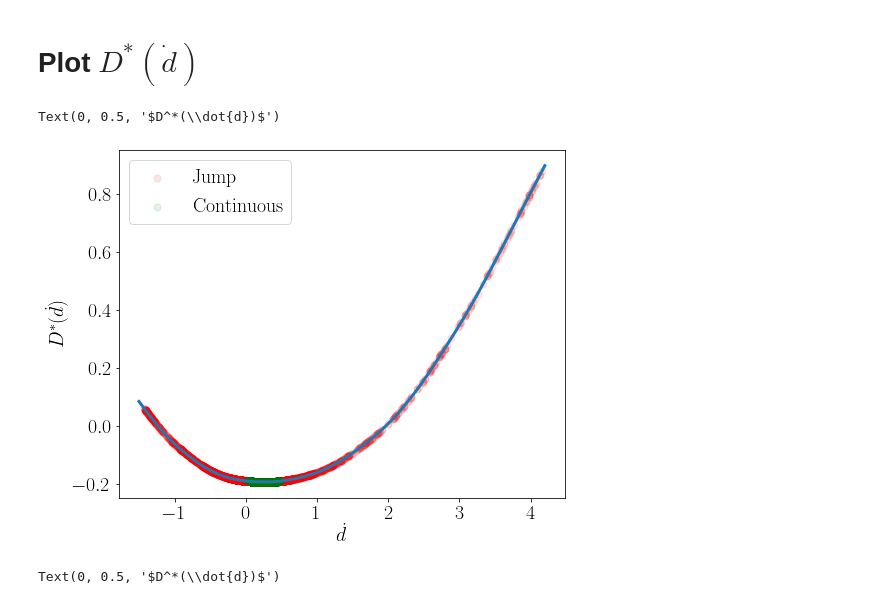
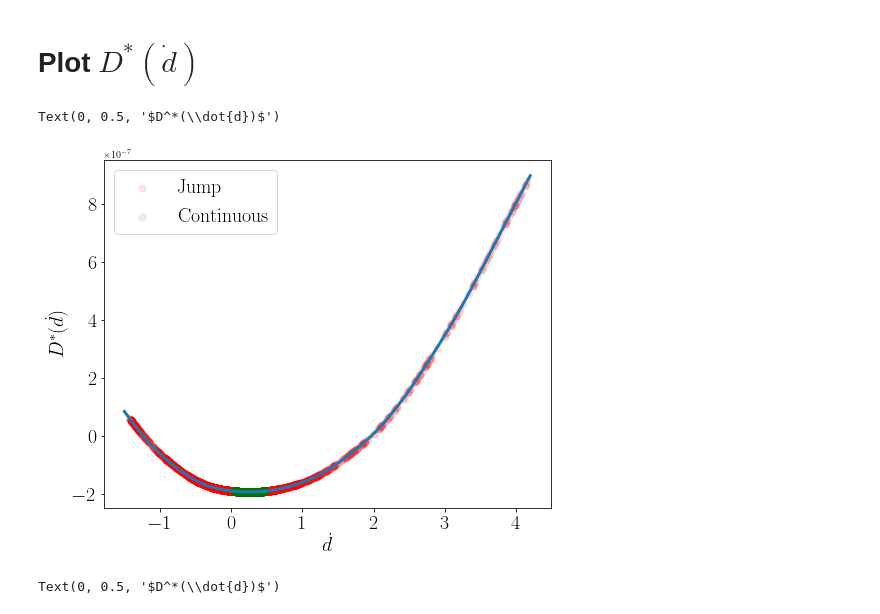
Before and after one commit to Shengduo/RateAndStateWithPotential, a Jupyter notebook: PlotPotentials.ipynb, the cells around one changed output. Cells and saved outputs as stored; diff of their text form; code cells hidden in the pictures.

```diff
--- a/PlotPotentials.ipynb
+++ b/PlotPotentials.ipynb
@@ -266,7 +266,8 @@ for idx in range(len(legends)):
 
     ax.scatter(Vin,
             D_dagger_dataPts[:, 1],
-            D_dagger_dataPts_val / scaling_factor,
+            # D_dagger_dataPts_val / scaling_factor,
+            D_dagger_dataPts_val / scaling_factor * 1e-6,
             s=30,
             marker="o",
             alpha=0.5,
@@ -287,7 +288,9 @@ if logVFlag:
 else:
     Vin = DotX
 
-surf = ax.plot_surface(Vin, Xi, D_dagger_val / scaling_factor, cmap=cm.coolwarm,
+# surf = ax.plot_surface(Vin, Xi, D_dagger_val / scaling_factor, cmap=cm.coolwarm,
+#                        linewidth=0, antialiased=False, alpha=0.5)
+surf = ax.plot_surface(Vin, Xi, D_dagger_val / scaling_factor * 1e-6, cmap=cm.coolwarm,
                        linewidth=0, antialiased=False, alpha=0.5)
 
 if logVFlag:
@@ -296,12 +299,13 @@ if logVFlag:
 else:
     ax.set_xlim(np.min(Vin), np.max(Vin))
     ax.set_ylim(np.min(Xi), np.max(Xi))
-ax.set_zlim(-0.25 / scaling_factor, 4.25 / scaling_factor)
-
+# ax.set_zlim(-0.25 / scaling_factor, 4.25 / scaling_factor)
+ax.set_zlim(-0.25 / scaling_factor * 1e-6, 4.25 / scaling_factor * 1e-6)
 if logVFlag:
     ax.set_xlabel("$\log_{10}(V)$ [m/s]", fontsize=fsize)
 else:
-    ax.set_xlabel("$V$ [m/s]", fontsize=fsize)
+    # ax.set_xlabel("$V$ [m/s]", fontsize=fsize)
+    ax.set_xlabel("$V / V_*$", fontsize=fsize)
 ax.set_ylabel("$\\xi$",fontsize=fsize)
 ax.set_zlabel("$D^\dagger(V, \\xi)$", fontsize=fsize)
 
@@ -499,14 +503,16 @@ ax.tick_params(axis='both', which='major', labelsize=fsize)
 # Scatter all supporting datapoints
 for idx in range(len(legends)):
     W_dataPts = myPotCal.W(torch.from_numpy(Xss[idx]).float().reshape([-1, 1])).reshape(-1).detach().numpy()
-    ax.scatter(Xss[idx], W_dataPts / scaling_factor + fOffSet * Xss[idx], s=50, marker="o", alpha=0.1, c=colors[idx], label=legends[idx])
+    # ax.scatter(Xss[idx], W_dataPts / scaling_factor + fOffSet * Xss[idx], s=50, marker="o", alpha=0.1, c=colors[idx], label=legends[idx])
+    ax.scatter(Xss[idx], (W_dataPts / scaling_factor + fOffSet * Xss[idx]) * 1e-6, s=50, marker="o", alpha=0.1, c=colors[idx], label=legends[idx])
     W_outss.append(W_dataPts)
 ax.legend(fontsize=fsize)
 
 # Plot the curve
-ax.plot(x, W_val / scaling_factor + fOffSet * x, linewidth=3.0)
+ax.plot(x, (W_val / scaling_factor + fOffSet * x) * 1e-6, linewidth=3.0)
 
-ax.set_xlabel("$x$ [m]", fontsize=fsize)
+# ax.set_xlabel("$x$ [m]", fontsize=fsize)
+ax.set_xlabel("$x/D_*$", fontsize=fsize)
 ax.set_ylabel("$W(x)$", fontsize=fsize)
 # %% [output]
 Text(0, 0.5, '$W(x)$')
@@ -544,24 +550,24 @@ Text(0, 0.5, '$W(x)$')
 # %%
 # Plot D^*(\dot{d})
 Dstar_val = myPotCal.D(torch.from_numpy(Din).float().reshape([-1, 1])).reshape(-1).detach().numpy()
 
 fig, ax = plt.subplots(figsize = (8, 6.4))
 ax.tick_params(axis='both', which='major', labelsize=fsize)
 Dstar_outss= []
 
 # Scatter all supporting datapoints
 for idx in range(len(legends)):
     Dstar_dataPts = myPotCal.D(torch.from_numpy(Dinss[idx]).float().reshape([-1, 1])).reshape(-1).detach().numpy()
-    ax.scatter(Dinss[idx], Dstar_dataPts / scaling_factor, s=50, marker="o", alpha=0.1, c=colors[idx], label=legends[idx])
+    ax.scatter(Dinss[idx], Dstar_dataPts / scaling_factor * 1e-6, s=50, marker="o", alpha=0.1, c=colors[idx], label=legends[idx])
     Dstar_outss.append(Dstar_dataPts)
 ax.legend(fontsize=fsize)
 
 # Plot the curve
-ax.plot(Din, Dstar_val / scaling_factor, linewidth=3.0)
+ax.plot(Din, Dstar_val / scaling_factor * 1e-6, linewidth=3.0)
 
 ax.set_xlabel("$\dot{d}$", fontsize=fsize)
 ax.set_ylabel("$D^*(\dot{d})$", fontsize=fsize)
 # %% [output]
 Text(0, 0.5, '$D^*(\\dot{d})$')
-[figure, old version]
+[figure, new version]
 # %%
```
Also changed, not shown: parts of 7 cells of this notebook, 3 other files.
